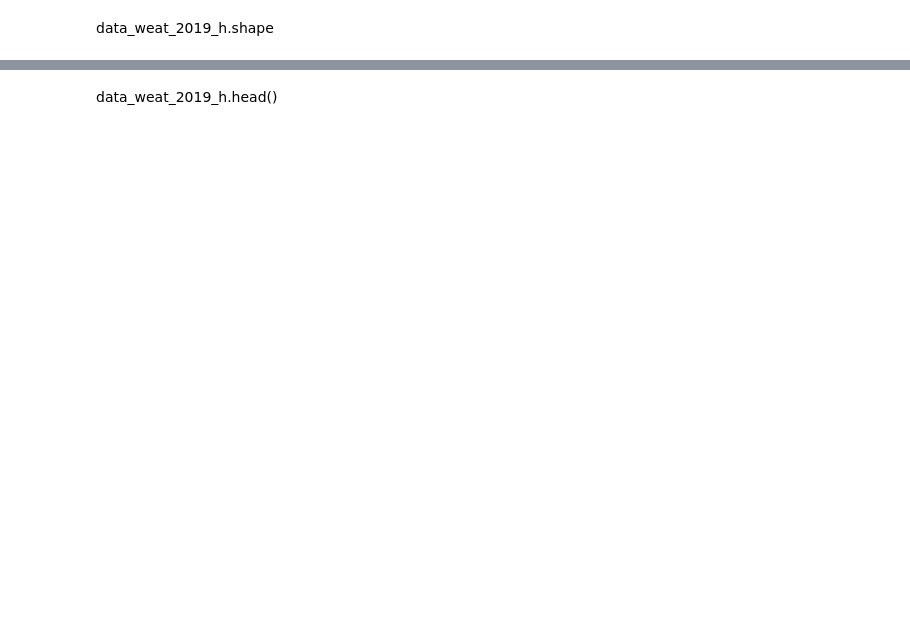
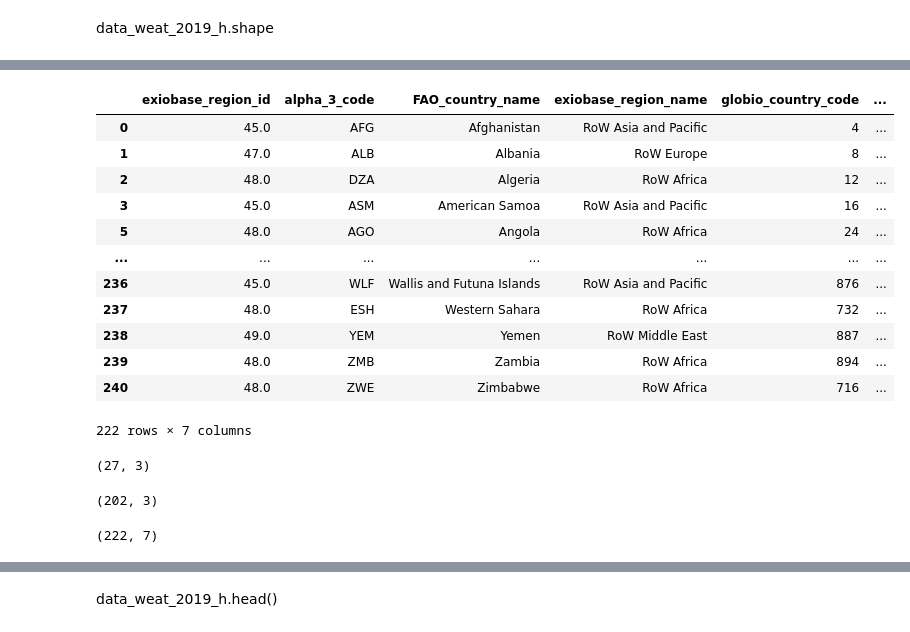
Before and after one commit to AlexandreGazagnes/Global-Biodiversity-Score, a Jupyter notebook: notebooks/01-First-Explo.ipynb, the cells around one changed output, grey strips where cells are left out. Drawn from its saved outputs; the diff is of its cells as text; code cells hidden in the pictures; blank space fills up the shorter version.

```diff
--- a/notebooks/01-First-Explo.ipynb
+++ b/notebooks/01-First-Explo.ipynb
@@ -435,0 +509,29 @@ data_weat_2019_h.shape
+# %%
+country_specs.sort_values("FAO_country_name", ascending=True, inplace=True)
+country_specs
+# %% [output]
+|  | exiobase_region_id | alpha_3_code | FAO_country_name | exiobase_region_name | globio_country_code | ... |
+| 0 | 45.0 | AFG | Afghanistan | RoW Asia and Pacific | 4 | ... |
+| 1 | 47.0 | ALB | Albania | RoW Europe | 8 | ... |
+| 2 | 48.0 | DZA | Algeria | RoW Africa | 12 | ... |
+| 3 | 45.0 | ASM | American Samoa | RoW Asia and Pacific | 16 | ... |
+| 5 | 48.0 | AGO | Angola | RoW Africa | 24 | ... |
+| ... | ... | ... | ... | ... | ... | ... |
+| 236 | 45.0 | WLF | Wallis and Futuna Islands | RoW Asia and Pacific | 876 | ... |
+| 237 | 48.0 | ESH | Western Sahara | RoW Africa | 732 | ... |
+| 238 | 49.0 | YEM | Yemen | RoW Middle East | 887 | ... |
+| 239 | 48.0 | ZMB | Zambia | RoW Africa | 894 | ... |
+| 240 | 48.0 | ZWE | Zimbabwe | RoW Africa | 716 | ... |
+222 rows × 7 columns
+# %%
+crops_static.shape
+# %% [output]
+(27, 3)
+# %%
+data_weat_2019_h.shape
+# %% [output]
+(202, 3)
+# %%
+country_specs.shape
+# %% [output]
+(222, 7)
```
Also changed, not shown: parts of 17 cells of this notebook.
